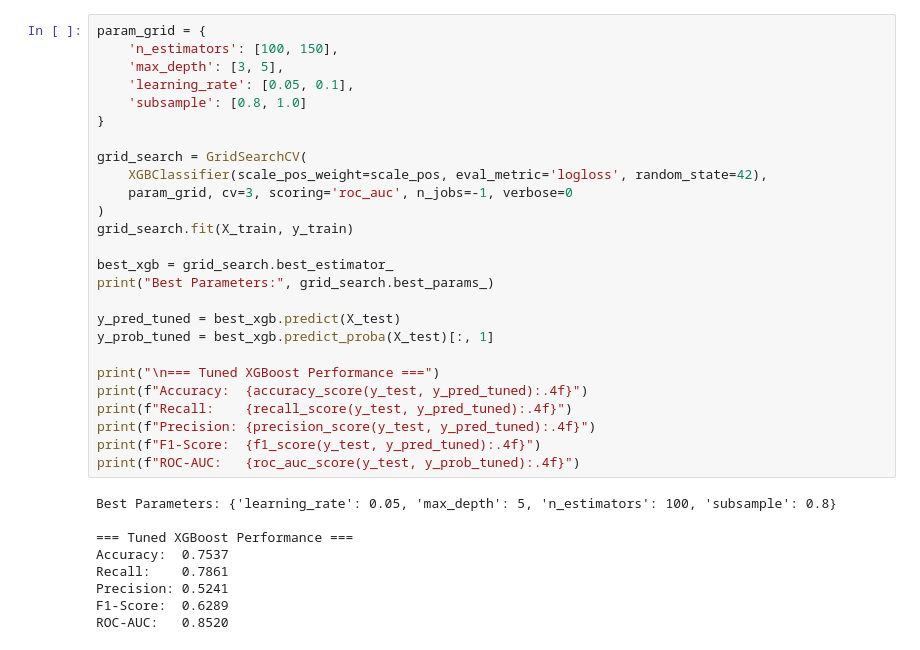
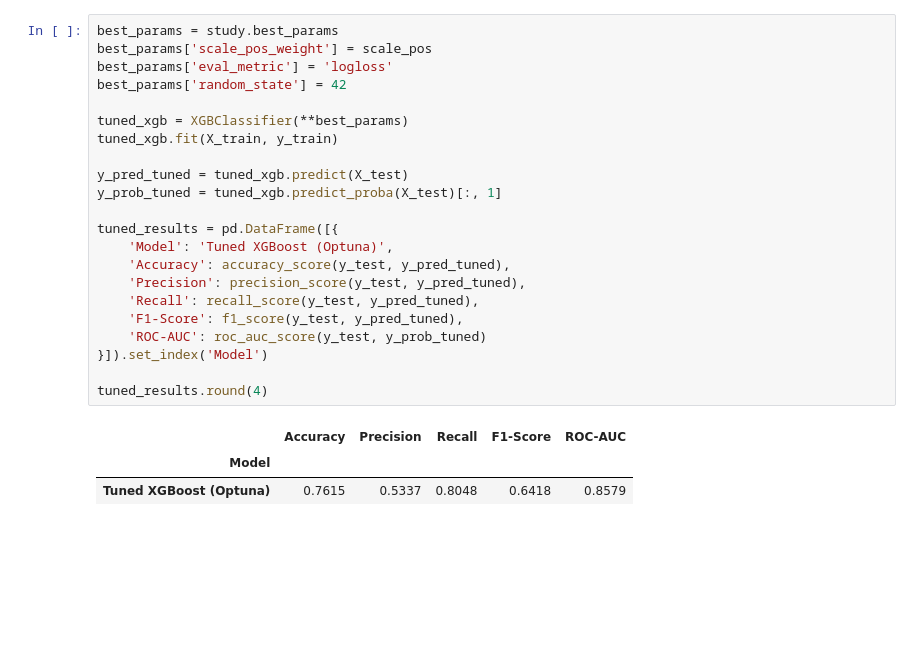
Before and after one commit to Dilharajay/churn_predictor, a Jupyter notebook: notebooks/Model_Comparison.ipynb, the cells around one changed output. Drawn from its saved outputs; the diff is of its cells as text; blank space fills up the shorter version.

```diff
--- a/notebooks/Model_Comparison.ipynb
+++ b/notebooks/Model_Comparison.ipynb
@@ -196,36 +179,27 @@ plt.show()
 # %%
-param_grid = {
-    'n_estimators': [100, 150],
-    'max_depth': [3, 5],
-    'learning_rate': [0.05, 0.1],
-    'subsample': [0.8, 1.0]
-}
+best_params = study.best_params
+best_params['scale_pos_weight'] = scale_pos
+best_params['eval_metric'] = 'logloss'
+best_params['random_state'] = 42
 
-grid_search = GridSearchCV(
-    XGBClassifier(scale_pos_weight=scale_pos, eval_metric='logloss', random_state=42),
-    param_grid, cv=3, scoring='roc_auc', n_jobs=-1, verbose=0
-)
-grid_search.fit(X_train, y_train)
+tuned_xgb = XGBClassifier(**best_params)
+tuned_xgb.fit(X_train, y_train)
 
-best_xgb = grid_search.best_estimator_
-print("Best Parameters:", grid_search.best_params_)
+y_pred_tuned = tuned_xgb.predict(X_test)
+y_prob_tuned = tuned_xgb.predict_proba(X_test)[:, 1]
 
-y_pred_tuned = best_xgb.predict(X_test)
-y_prob_tuned = best_xgb.predict_proba(X_test)[:, 1]
+tuned_results = pd.DataFrame([{
+    'Model': 'Tuned XGBoost (Optuna)',
+    'Accuracy': accuracy_score(y_test, y_pred_tuned),
+    'Precision': precision_score(y_test, y_pred_tuned),
+    'Recall': recall_score(y_test, y_pred_tuned),
+    'F1-Score': f1_score(y_test, y_pred_tuned),
+    'ROC-AUC': roc_auc_score(y_test, y_prob_tuned)
+}]).set_index('Model')
 
-print("\n=== Tuned XGBoost Performance ===")
-print(f"Accuracy:  {accuracy_score(y_test, y_pred_tuned):.4f}")
-print(f"Recall:    {recall_score(y_test, y_pred_tuned):.4f}")
-print(f"Precision: {precision_score(y_test, y_pred_tuned):.4f}")
-print(f"F1-Score:  {f1_score(y_test, y_pred_tuned):.4f}")
-print(f"ROC-AUC:   {roc_auc_score(y_test, y_prob_tuned):.4f}")
+tuned_results.round(4)
 # %% [output]
-Best Parameters: {'learning_rate': 0.05, 'max_depth': 5, 'n_estimators': 100, 'subsample': 0.8}
-
-=== Tuned XGBoost Performance ===
-Accuracy:  0.7537
-Recall:    0.7861
-Precision: 0.5241
-F1-Score:  0.6289
-ROC-AUC:   0.8520
+|  | Accuracy | Precision | Recall | F1-Score | ROC-AUC |
+| Model |  |  |  |  |  |
+| Tuned XGBoost (Optuna) | 0.7615 | 0.5337 | 0.8048 | 0.6418 | 0.8579 |
 # %%
```
Also changed, not shown: parts of 11 cells of this notebook, 1 other file.
